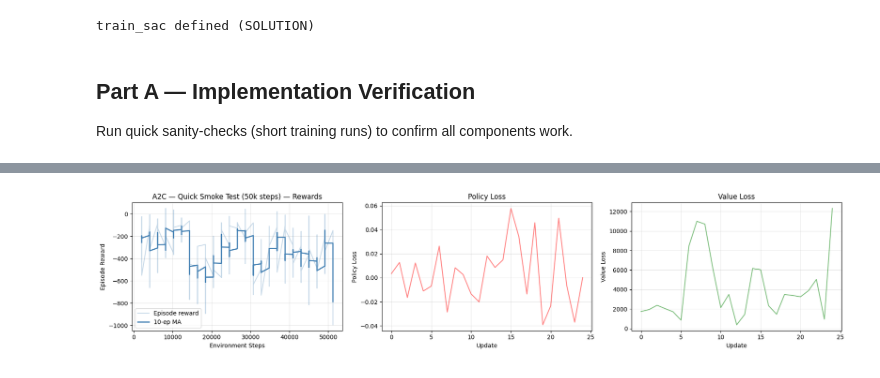
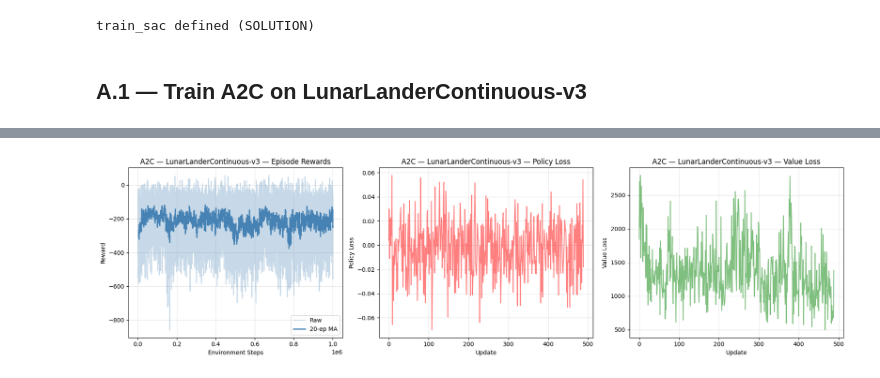
Before and after one commit to tiantian-l/tdde78, a Jupyter notebook: labs/lab3_actor_critic/solution/lab3_ac_solution.ipynb, the cells around one changed output, grey strips where cells are left out. Cells and saved outputs as stored; diff of their text form; code cells hidden in the pictures.

```diff
--- a/labs/lab3_actor_critic/solution/lab3_ac_solution.ipynb
+++ b/labs/lab3_actor_critic/solution/lab3_ac_solution.ipynb
@@ -428,20 +426,21 @@ def train_sac(
 print("train_sac defined (SOLUTION)")
 # %% [output]
 train_sac defined (SOLUTION)
-# %% [markdown]
-## Part A — Implementation Verification
-
-Run quick sanity-checks (short training runs) to confirm all components work.
+# %% [markdown]
+## A.1 — Train A2C on LunarLanderContinuous-v3
 # %%
-# A.1 — Quick A2C smoke test
-a2c_results_quick = train_a2c(
-    env_name       = "LunarLanderContinuous-v3",
-    total_timesteps= 50_000,
-    n_steps        = 2048,
-    batch_size     = 64,
-    lr             = 3e-4,
-    seed           = 42,
-    log_interval   = 2,
+# A.1 — Full A2C run on LunarLanderContinuous-v3
+a2c_results = train_a2c(
+    env_name        = "LunarLanderContinuous-v3",
+    total_timesteps = 1_000_000,
+    n_steps         = 2048,
+    batch_size      = 64,
+    lr              = 3e-4,
+    gae_lambda      = 0.95,
+    ent_coef        = 0.01,
+    seed            = 42,
+    solve_threshold = 200.0,
+    log_interval    = 10,
 )
-plot_a2c_results(a2c_results_quick, title="A2C — Quick Smoke Test (50k steps)", experiments_dir=EXPERIMENTS_DIR)
+plot_a2c_results(a2c_results, title="A2C — LunarLanderContinuous-v3", experiments_dir=EXPERIMENTS_DIR)
 # %% [output]
@@ -461,2 +464,2 @@ Plot saved → /home/amath/Desktop/course/tdde78lab/labs/lab3_actor_critic/exper
-[figure, old version]
+[figure, new version]
 # %%
```
Also changed, not shown: parts of 22 cells of this notebook, 13 other files.
